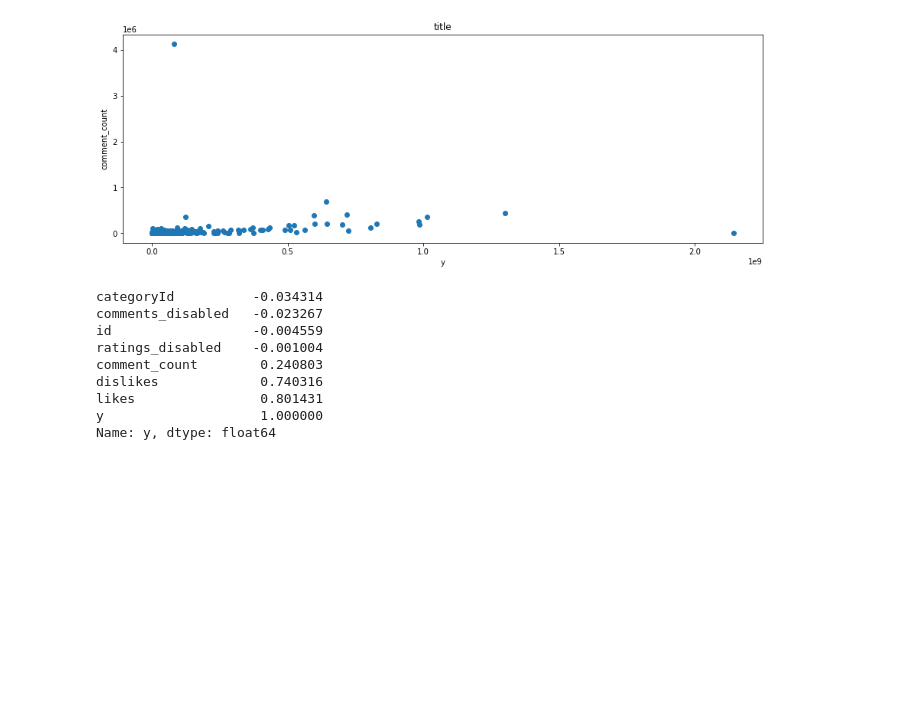
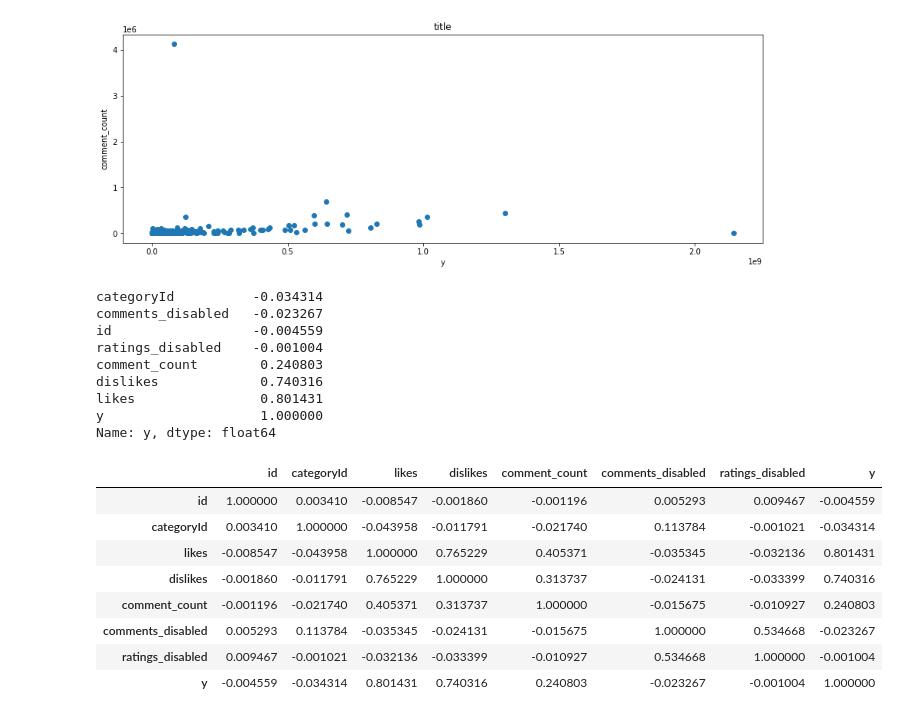
Before and after one commit to tsuru-kazu/research, a Jupyter notebook: src/code/notebook/EDA probspace YouTube Data.ipynb, the cells around one changed output. Saved outputs shown, nothing was run; the diff lists cells and outputs as text; code cells hidden in the pictures; blank space fills up the shorter version.

```diff
--- a/src/code/notebook/EDA probspace YouTube Data.ipynb
+++ b/src/code/notebook/EDA probspace YouTube Data.ipynb
@@ -162,3 +163,15 @@ dislikes             0.740316
 likes                0.801431
 y                    1.000000
 Name: y, dtype: float64
+# %%
+train.corr()
+# %% [output]
+|  | id | categoryId | likes | dislikes | comment_count | comments_disabled | ratings_disabled | y |
+| id | 1.000000 | 0.003410 | -0.008547 | -0.001860 | -0.001196 | 0.005293 | 0.009467 | -0.004559 |
+| categoryId | 0.003410 | 1.000000 | -0.043958 | -0.011791 | -0.021740 | 0.113784 | -0.001021 | -0.034314 |
+| likes | -0.008547 | -0.043958 | 1.000000 | 0.765229 | 0.405371 | -0.035345 | -0.032136 | 0.801431 |
+| dislikes | -0.001860 | -0.011791 | 0.765229 | 1.000000 | 0.313737 | -0.024131 | -0.033399 | 0.740316 |
+| comment_count | -0.001196 | -0.021740 | 0.405371 | 0.313737 | 1.000000 | -0.015675 | -0.010927 | 0.240803 |
+| comments_disabled | 0.005293 | 0.113784 | -0.035345 | -0.024131 | -0.015675 | 1.000000 | 0.534668 | -0.023267 |
+| ratings_disabled | 0.009467 | -0.001021 | -0.032136 | -0.033399 | -0.010927 | 0.534668 | 1.000000 | -0.001004 |
+| y | -0.004559 | -0.034314 | 0.801431 | 0.740316 | 0.240803 | -0.023267 | -0.001004 | 1.000000 |
```
Also changed, not shown: parts of 2 cells of this notebook, 24 other files.
